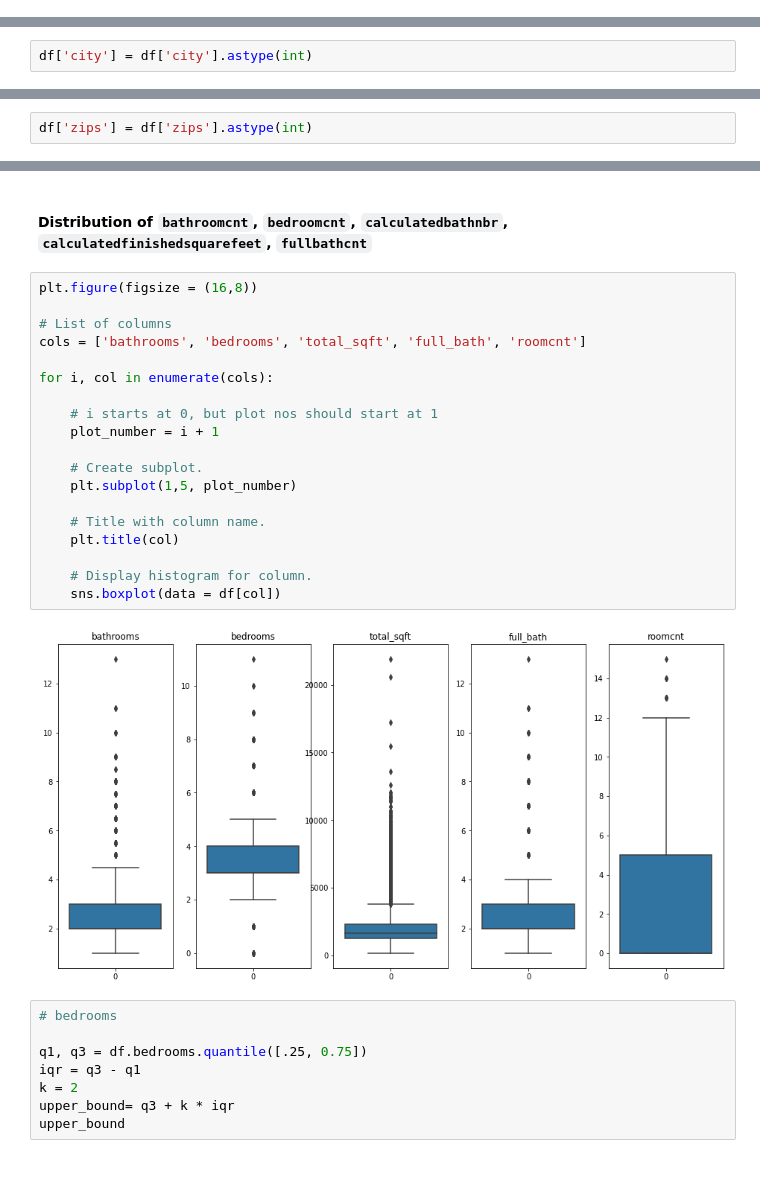
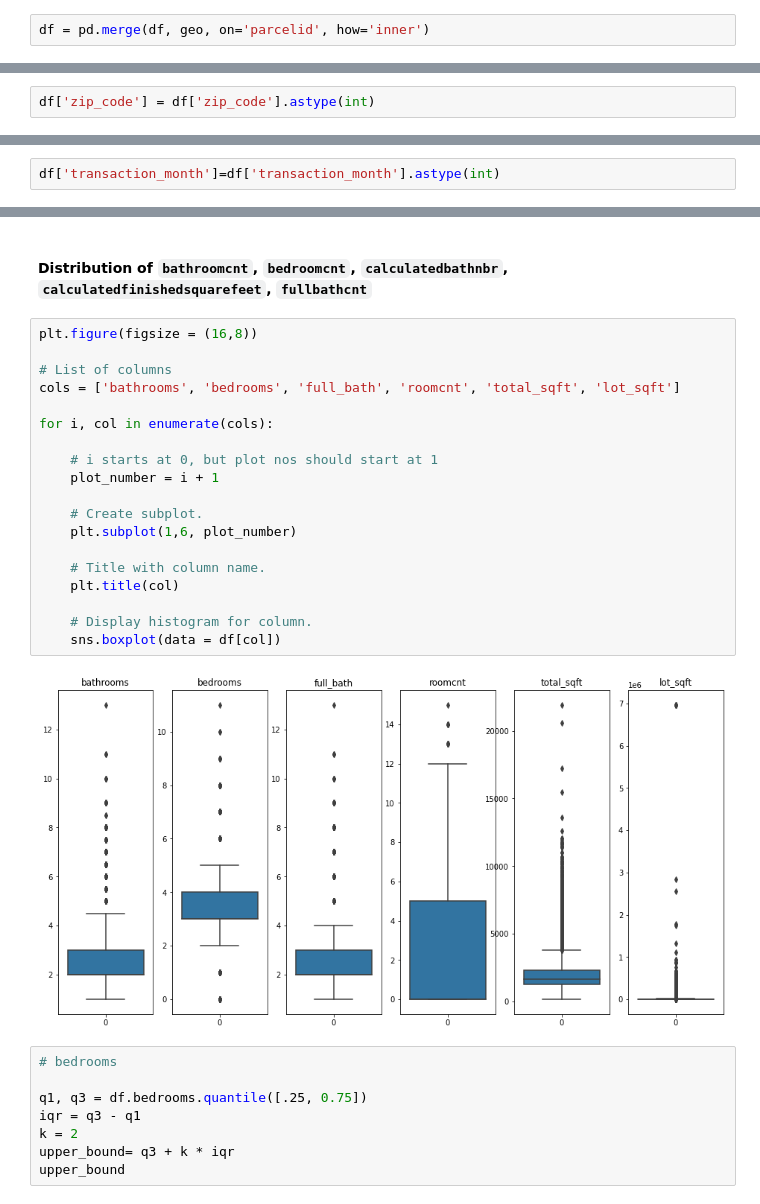
Before and after one commit to m3redithw/Zestimates-Clustering-Project, a Jupyter notebook: wrangle.ipynb, the cells around one changed output, grey strips where cells are left out. Drawn from its saved outputs; the diff is of its cells as text; blank space fills up the shorter version.

```diff
--- a/wrangle.ipynb
+++ b/wrangle.ipynb
@@ -174,0 +184,2 @@ df.zips.min()
+# %%
+df = pd.merge(df, geo, on='parcelid', how='inner')
@@ -195,4 +215,4 @@ age                  float64
 county                object
 dtype: object
 # %%
-df['city'] = df['city'].astype(int)
+df['zip_code'] = df['zip_code'].astype(int)
@@ -199,7 +221,7 @@ df['city'] = df['city'].astype(int)
-# %%
-df['zips'] = df['zips'].astype(int)
 # %%
 df['age'] = df['age'].astype(int)
+# %%
+df['transaction_month']=df['transaction_month'].astype(int)
 # %% [markdown]
 ### 8. Outliers
 # %% [markdown]
@@ -207,24 +229,24 @@ df['age'] = df['age'].astype(int)
 # %%
 plt.figure(figsize = (16,8))
 
 # List of columns
-cols = ['bathrooms', 'bedrooms', 'total_sqft', 'full_bath', 'roomcnt']
+cols = ['bathrooms', 'bedrooms', 'full_bath', 'roomcnt', 'total_sqft', 'lot_sqft']
 
 for i, col in enumerate(cols):
 
     # i starts at 0, but plot nos should start at 1
     plot_number = i + 1
 
     # Create subplot.
-    plt.subplot(1,5, plot_number)
+    plt.subplot(1,6, plot_number)
 
     # Title with column name.
     plt.title(col)
 
     # Display histogram for column.
     sns.boxplot(data = df[col])
 # %% [output]
-[figure, old version]
+[figure, new version]
 # %%
 # bedrooms
 
```
Also changed, not shown: parts of 16 cells of this notebook.
